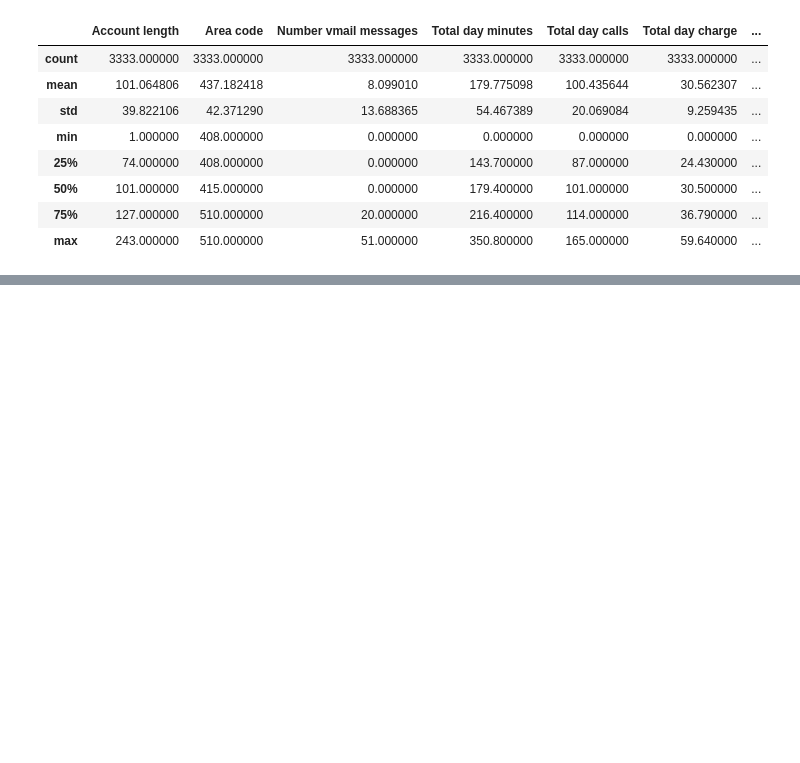
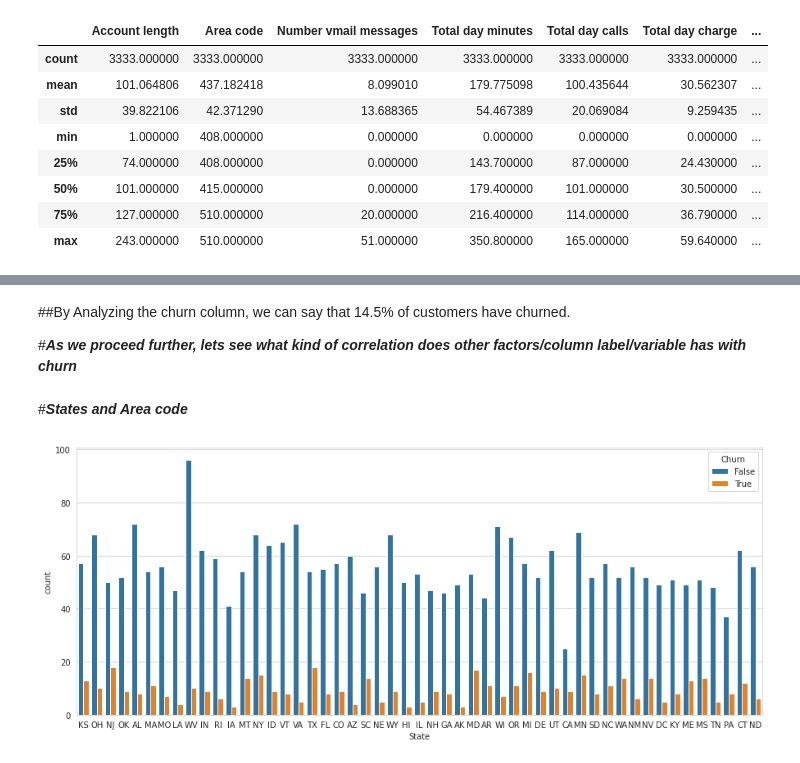
Before and after one commit to PUNEETSUBHANJI/Exploratory-Data-Analysis-of-churn-dataset, a Jupyter notebook: EDA_Telecom_Churn_analysis.ipynb, the cells around one changed output, grey strips where cells are left out. Saved outputs shown, nothing was run; the diff lists cells and outputs as text; code cells hidden in the pictures; blank space fills up the shorter version.

```diff
--- a/EDA_Telecom_Churn_analysis.ipynb
+++ b/EDA_Telecom_Churn_analysis.ipynb
@@ -178,0 +205,14 @@ tele_churn_df.describe()
+# %% [markdown]
+##By Analyzing the churn column, we can say that 14.5% of customers have churned.
+
+#***As we proceed further, lets see what kind of correlation does other factors/column label/variable has with churn***
+# %% [markdown]
+#***States and Area code***
+# %%
+#statewise data regarding the no. of churned and not churned customers
+sns.set_style('whitegrid')
+plt.figure(figsize = (15,6))
+ax = sns.countplot(x = 'State', hue = 'Churn', data = tele_churn_df)
+plt.show()
+# %% [output]
+[figure, added]
```
Also changed, not shown: parts of 8 cells of this notebook.
